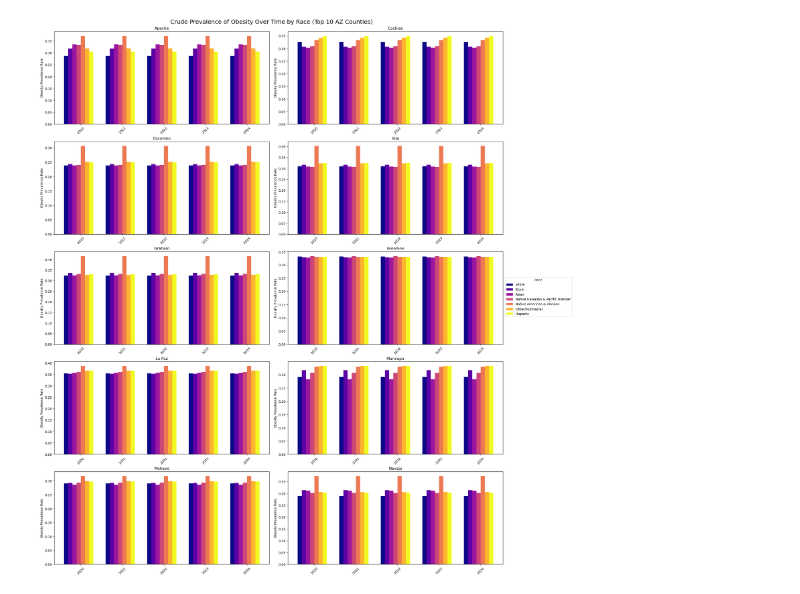
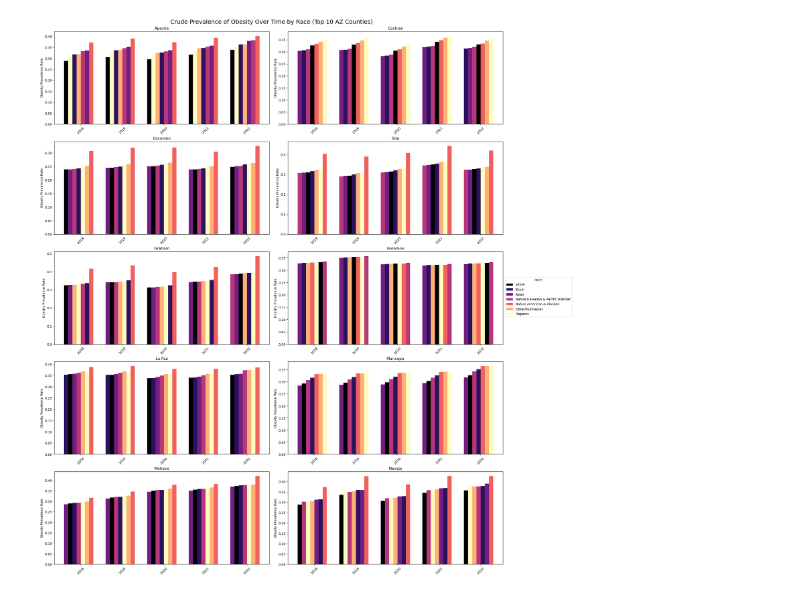
Before and after one commit to INFO-698-InfoSci-Capstone/geo-health-ai, a Jupyter notebook: Working_Files/cjcodeforviz_rh.ipynb, the cells around one changed output. Saved outputs shown, nothing was run; the diff lists cells and outputs as text; code cells hidden in the pictures.

Commit message:
Updated all plots with corrected race data, reordered bar plots, updated regressions, added polynomial reg, attempted standard error & plots

```diff
--- a/Working_Files/cjcodeforviz_rh.ipynb
+++ b/Working_Files/cjcodeforviz_rh.ipynb
@@ -480,46 +509,66 @@ counties = [
 ]
 
 # Define race columns for obesity
-obesity_columns = {
+race_columns_o = {
     '%WhiteObesity': 'White',
     '%BlackObesity': 'Black',
     '%AsianObesity': 'Asian',
     '%NHOPIObesity': 'Native Hawaiian & Pacific Islander',
     '%AIANObesity': 'Native American & Alaskan',
     '%OMultirObesity': 'Other/Multiracial',
     '%HispanicObesity': 'Hispanic'
 }
 
-# Set up color map
-cmap = plt.colormaps.get_cmap('plasma').resampled(len(obesity_columns))
-colors = [cmap(i) for i in range(len(obesity_columns))]
+# Colors
+cmap = plt.colormaps.get_cmap('magma').resampled(len(race_columns_o))
+colors = [cmap(i) for i in range(len(race_columns_o))]
+color_map = dict(zip(race_columns_o.values(), colors))
 
-# Setup the subplot grid
+# Subplot grid
 fig, axes = plt.subplots(5, 2, figsize=(20, 24), constrained_layout=True)
 axes = axes.flatten()
 bar_width = 0.1
 
 for idx, county in enumerate(counties):
     ax = axes[idx]
     subset = Unioned_Data_By_Race[Unioned_Data_By_Race['CountyName'] == county]
-    years = subset['year'].values
-    x = np.arange(len(years))
+    years = subset['year'].unique()
 
-    for i, (col, label) in enumerate(obesity_columns.items()):
-        heights = subset[col].values
-        offsets = x + (i - len(obesity_columns)/2) * bar_width
-        ax.bar(offsets, heights, width=bar_width, color=colors[i], label=label)
+    for j, year in enumerate(years):
+        row = subset[subset['year'] == year]
+        if row.empty:
+            continue
+
+        # Collect race data & set up ordering
+        race_data = []
+        for col, label in race_columns_o.items():
+            value = row[col].values[0]
+            race_data.append((label, value, color_map[label]))
+
+        # Sort race data
+        sorted_race_data = sorted(race_data, key=lambda x: x[1])
+
+        # Base x-position for years
+        base_x = j
+
+        for k, (label, value, color) in enumerate(sorted_race_data):
+            offset = base_x + (k - len(race_columns_o)/2) * bar_width
+            ax.bar(offset, value, width=bar_width, color=color)
 
     ax.set_title(f'{county}', fontsize=12)
-    ax.set_xticks(x)
+    ax.set_xticks(np.arange(len(years)))
     ax.set_xticklabels(years, rotation=45)
     ax.set_ylabel('Obesity Prevalence Rate')
 
-# Shared legend
-handles, labels = ax.get_legend_handles_labels()
-fig.legend(handles, labels, title='Race', loc='center right', bbox_to_anchor=(1.15, 0.5))
+# One legend for all plots, manually made bc of the new ascedning order of the bars
+from matplotlib.patches import Patch
+legend_elements = [Patch(facecolor=colors[i], label=label)
+                   for i, label in enumerate(race_columns.values())]
+
+fig.legend(handles=legend_elements, title='Race',
+           loc='center right', bbox_to_anchor=(1.15, 0.5))
 
 plt.suptitle('Crude Prevalence of Obesity Over Time by Race (Top 10 AZ Counties)', fontsize=18)
 plt.show()
 # %% [output]
-[figure, old version]
+[figure, new version]
```
Also changed, not shown: parts of 26 cells of this notebook.
